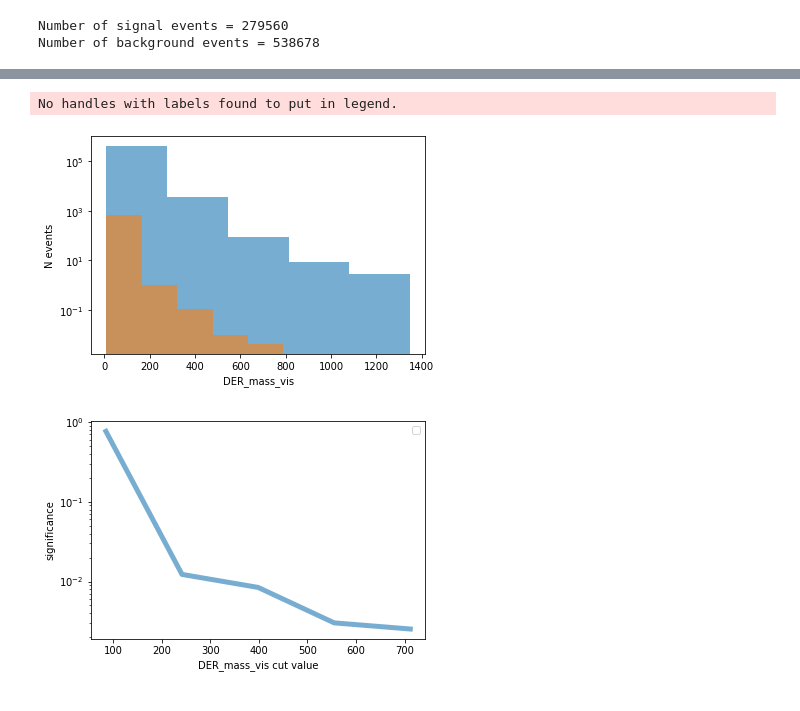
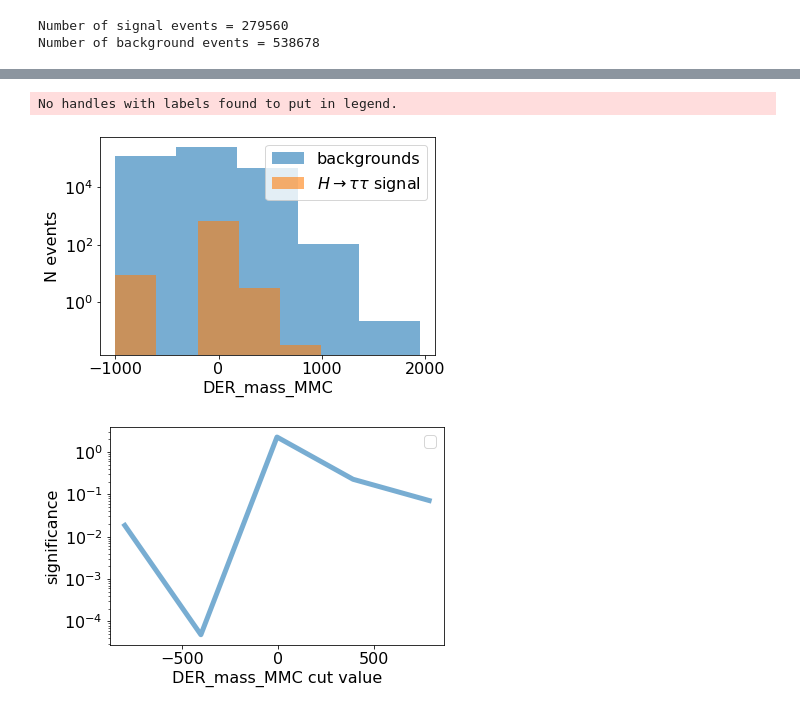
Before and after one commit to keaveney/StatisticsLectures, a Jupyter notebook: Training_a_Neural_Net.ipynb, the cells around one changed output, grey strips where cells are left out. Cells and saved outputs as stored; diff of their text form; code cells hidden in the pictures.

```diff
--- a/Training_a_Neural_Net.ipynb
+++ b/Training_a_Neural_Net.ipynb
@@ -155,27 +219,28 @@ def getSig(sigHist, bkgHist):
 # %%
 signalVals = df[df['Label']== "s"]
 backgroundVals = df[ df['Label']== "b"]
 
 for var in df.columns:
-    if( (var == "DER_mass_vis") ):
+    if( (var == "DER_mass_MMC") ):
         plt.yscale('log')
         plt.xlabel(var)
         plt.ylabel("N events")
         bkgHist = plt.hist(backgroundVals[var], bins=5, weights=backgroundVals["Weight"], label="backgrounds", alpha=0.6)
         sigHist = plt.hist(signalVals[var], bins=5, weights=signalVals["Weight"], label=r"$H\rightarrow \tau\tau$ signal", alpha=0.6)
         binCentres, sigmas = getSig(sigHist, bkgHist)
+        plt.legend()
         #make comparison plot
         fig, ax1 = plt.subplots()
         plt.xlabel(var + " cut value")
         plt.ylabel("significance")
         ax1.plot(binCentres, sigmas, lw=5, alpha=0.6)
         plt.legend()
         plt.yscale('log')
         plt.show()
 # %% [output]
 No handles with labels found to put in legend.
-[figure, old version]
+[figure, new version]
-[figure, old version]
+[figure, new version]
 # %%
 #make comparison plot
 fig, ax1 = plt.subplots()
```
Also changed, not shown: parts of 14 cells of this notebook, 4 other files.
